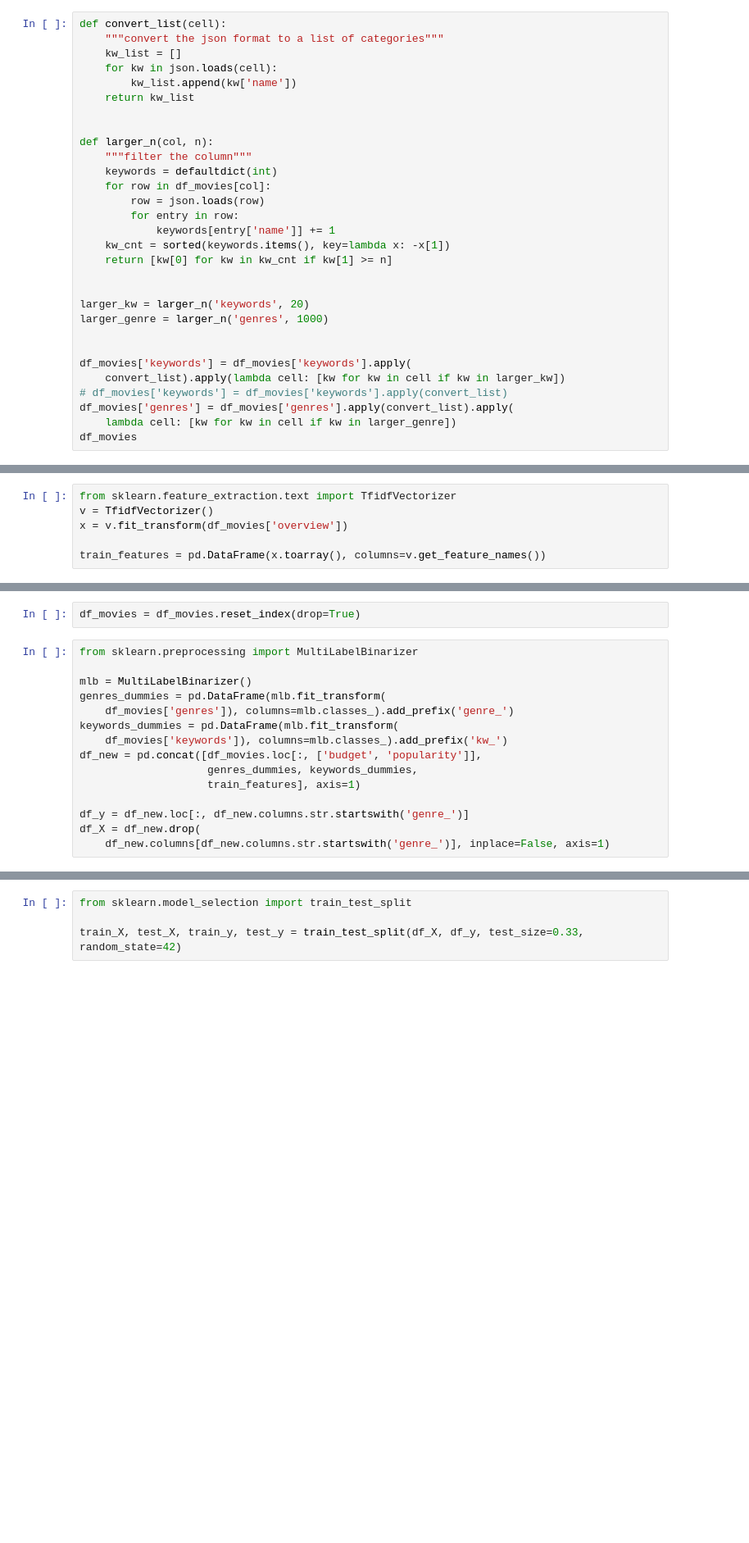
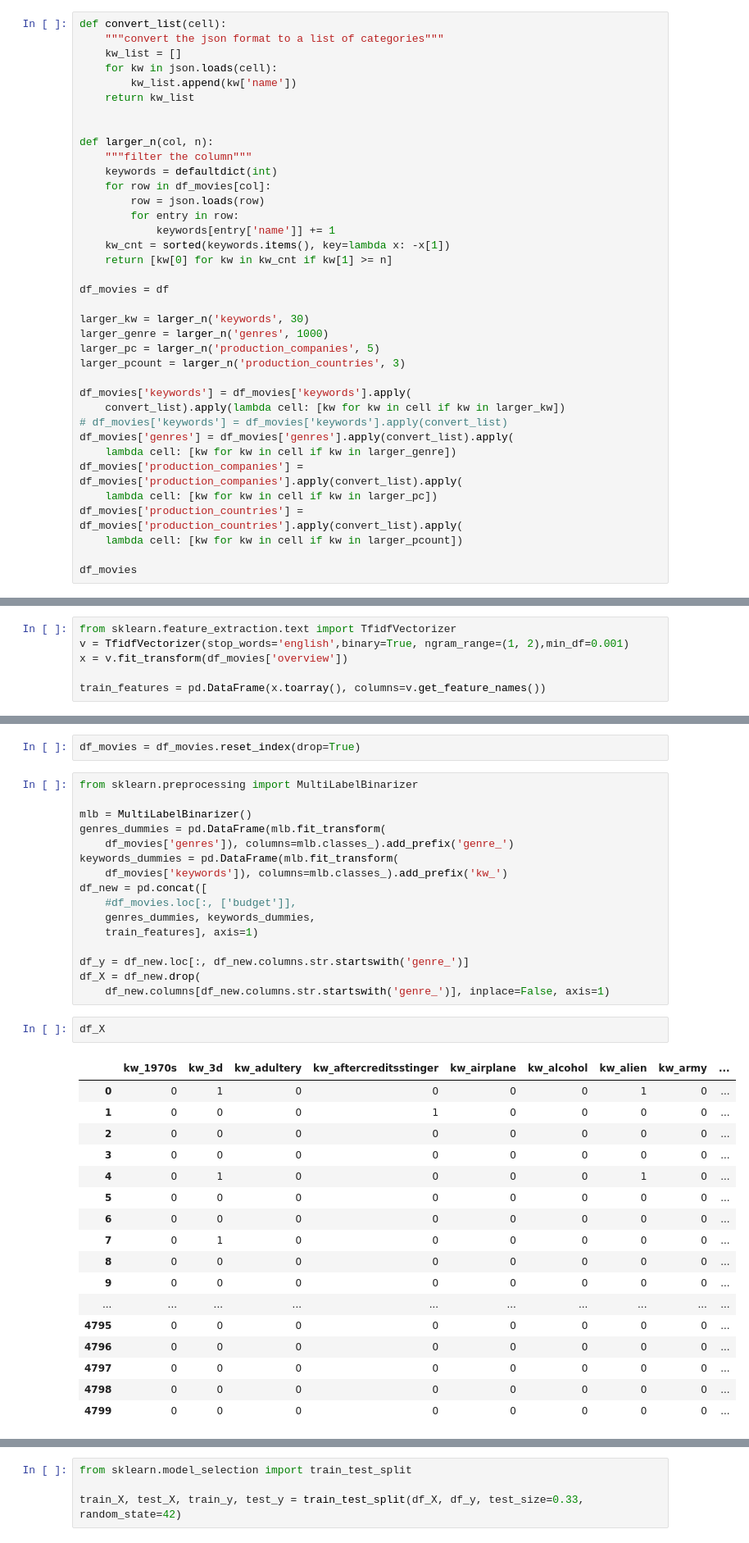
Before and after one commit to juliafeec/tmdb, a Jupyter notebook: ww_model.ipynb, the cells around one changed output, grey strips where cells are left out. Shown at 82% size. Drawn from its saved outputs; the diff is of its cells as text; blank space fills up the shorter version.

```diff
--- a/ww_model.ipynb
+++ b/ww_model.ipynb
@@ -43,15 +60,22 @@ def larger_n(col, n):
     kw_cnt = sorted(keywords.items(), key=lambda x: -x[1])
     return [kw[0] for kw in kw_cnt if kw[1] >= n]
 
+df_movies = df
 
-larger_kw = larger_n('keywords', 20)
+larger_kw = larger_n('keywords', 30)
 larger_genre = larger_n('genres', 1000)
-
+larger_pc = larger_n('production_companies', 5)
+larger_pcount = larger_n('production_countries', 3)
 
 df_movies['keywords'] = df_movies['keywords'].apply(
     convert_list).apply(lambda cell: [kw for kw in cell if kw in larger_kw])
 # df_movies['keywords'] = df_movies['keywords'].apply(convert_list)
 df_movies['genres'] = df_movies['genres'].apply(convert_list).apply(
     lambda cell: [kw for kw in cell if kw in larger_genre])
+df_movies['production_companies'] = df_movies['production_companies'].apply(convert_list).apply(
+    lambda cell: [kw for kw in cell if kw in larger_pc])
+df_movies['production_countries'] = df_movies['production_countries'].apply(convert_list).apply(
+    lambda cell: [kw for kw in cell if kw in larger_pcount])
+
 df_movies
 # %% [output]
@@ -77,7 +104,7 @@ df_movies
 df_movies = df_movies.dropna(subset=['overview'])
 # %%
 from sklearn.feature_extraction.text import TfidfVectorizer
-v = TfidfVectorizer()
+v = TfidfVectorizer(stop_words='english',binary=True, ngram_range=(1, 2),min_df=0.001)
 x = v.fit_transform(df_movies['overview'])
 
 train_features = pd.DataFrame(x.toarray(), columns=v.get_feature_names())
@@ -93,10 +120,31 @@ genres_dummies = pd.DataFrame(mlb.fit_transform(
     df_movies['genres']), columns=mlb.classes_).add_prefix('genre_')
 keywords_dummies = pd.DataFrame(mlb.fit_transform(
     df_movies['keywords']), columns=mlb.classes_).add_prefix('kw_')
-df_new = pd.concat([df_movies.loc[:, ['budget', 'popularity']],
-                    genres_dummies, keywords_dummies,
-                    train_features], axis=1)
+df_new = pd.concat([
+    #df_movies.loc[:, ['budget']],
+    genres_dummies, keywords_dummies,
+    train_features], axis=1)
 
 df_y = df_new.loc[:, df_new.columns.str.startswith('genre_')]
 df_X = df_new.drop(
     df_new.columns[df_new.columns.str.startswith('genre_')], inplace=False, axis=1)
+# %%
+df_X
+# %% [output]
+|  | kw_1970s | kw_3d | kw_adultery | kw_aftercreditsstinger | kw_airplane | kw_alcohol | kw_alien | kw_army | ... |
+| 0 | 0 | 1 | 0 | 0 | 0 | 0 | 1 | 0 | ... |
+| 1 | 0 | 0 | 0 | 1 | 0 | 0 | 0 | 0 | ... |
+| 2 | 0 | 0 | 0 | 0 | 0 | 0 | 0 | 0 | ... |
+| 3 | 0 | 0 | 0 | 0 | 0 | 0 | 0 | 0 | ... |
+| 4 | 0 | 1 | 0 | 0 | 0 | 0 | 1 | 0 | ... |
+| 5 | 0 | 0 | 0 | 0 | 0 | 0 | 0 | 0 | ... |
+| 6 | 0 | 0 | 0 | 0 | 0 | 0 | 0 | 0 | ... |
+| 7 | 0 | 1 | 0 | 0 | 0 | 0 | 0 | 0 | ... |
+| 8 | 0 | 0 | 0 | 0 | 0 | 0 | 0 | 0 | ... |
+| 9 | 0 | 0 | 0 | 0 | 0 | 0 | 0 | 0 | ... |
+| ... | ... | ... | ... | ... | ... | ... | ... | ... | ... |
+| 4795 | 0 | 0 | 0 | 0 | 0 | 0 | 0 | 0 | ... |
+| 4796 | 0 | 0 | 0 | 0 | 0 | 0 | 0 | 0 | ... |
+| 4797 | 0 | 0 | 0 | 0 | 0 | 0 | 0 | 0 | ... |
+| 4798 | 0 | 0 | 0 | 0 | 0 | 0 | 0 | 0 | ... |
+| 4799 | 0 | 0 | 0 | 0 | 0 | 0 | 0 | 0 | ... |
```
Also changed, not shown: parts of 7 cells of this notebook.
